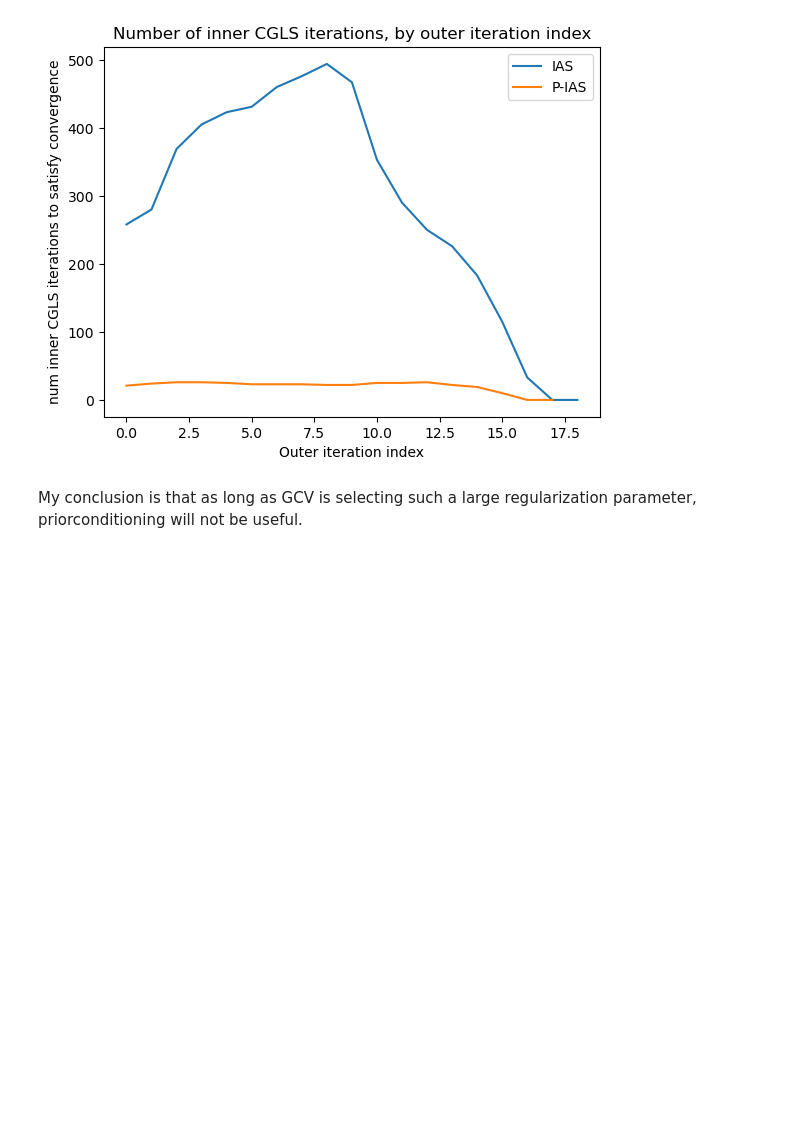
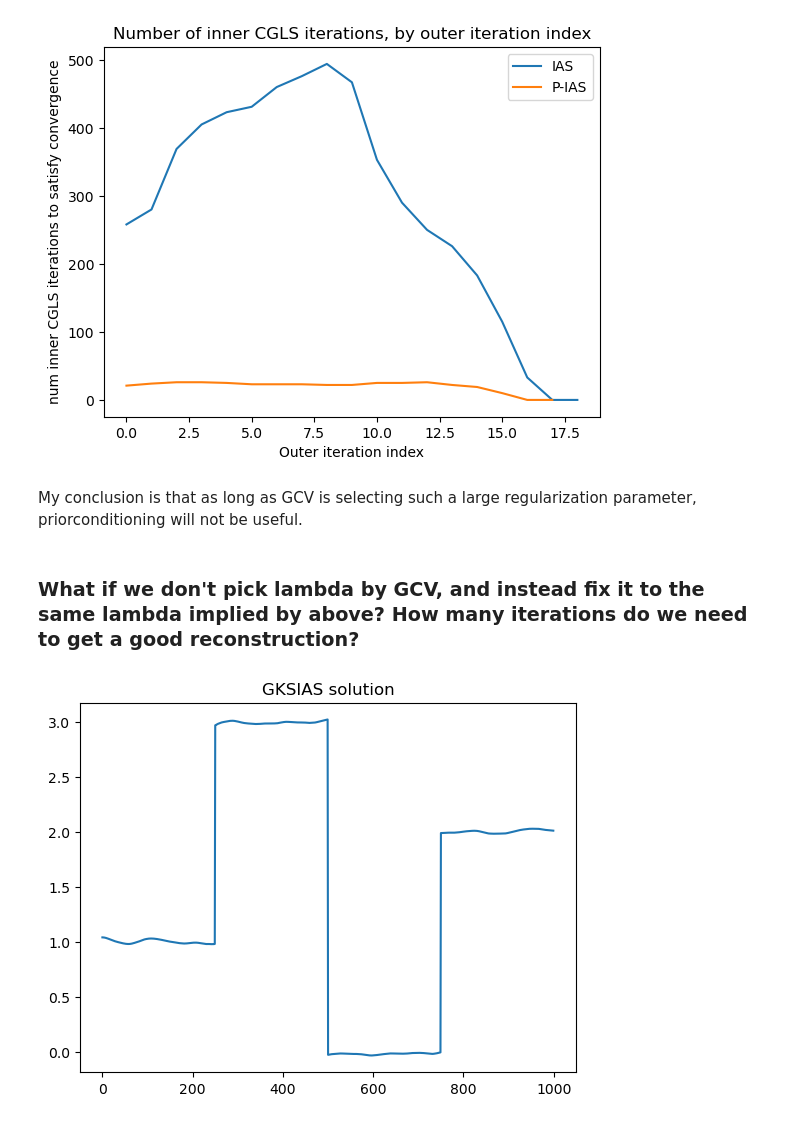
Before and after one commit to mpasha3/IRLS_prec_GSBL, a Jupyter notebook: 1d_deblurring.ipynb, the cells around one changed output. Saved outputs shown, nothing was run; the diff lists cells and outputs as text; code cells hidden in the pictures; blank space fills up the shorter version.

```diff
--- a/1d_deblurring.ipynb
+++ b/1d_deblurring.ipynb
@@ -232,3 +234,23 @@ plt.show()
 [figure]
 # %% [markdown]
 My conclusion is that as long as GCV is selecting such a large regularization parameter, priorconditioning will not be useful.
+# %% [markdown]
+### What if we don't pick lambda by GCV, and instead fix it to the same lambda implied by above? How many iterations do we need to get a good reconstruction?
+# %%
+# Define hyperprior paramaeters
+hyperpr_r = -1.0
+hyperpr_beta = 1.0
+
+# Whiten the forward operator and observation by the noise covariance (don't actually need to do this when using gcv)
+Atilde = (1.0/noise_stdev)*F
+btilde = (1.0/noise_stdev)*noisy_signal
+
+# Solve problem with GKSIAS
+gks_sol, gks_data = GKSIAS(Atilde, btilde, L, hyperpr_r=hyperpr_r, hyperpr_beta=hyperpr_beta,
+                           projection_dim=3, n_iter=200, regparam="gcv", x_true=ground_truth, regparam_fixed=1e4)
+# %%
+plt.plot( gks_sol )
+plt.title("GKSIAS solution")
+plt.show()
+# %% [output]
+[figure, added]
```
Also changed, not shown: parts of 8 cells of this notebook, 1 other file.
